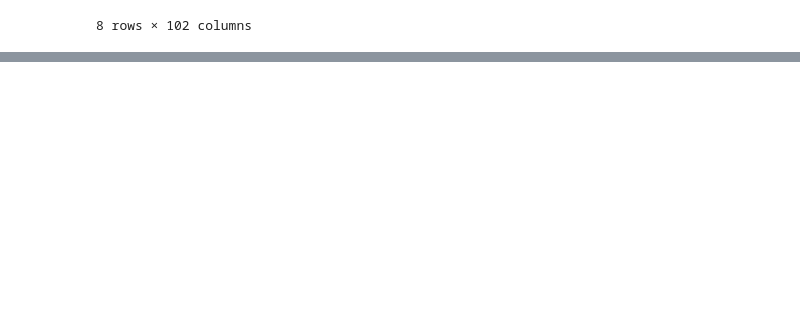
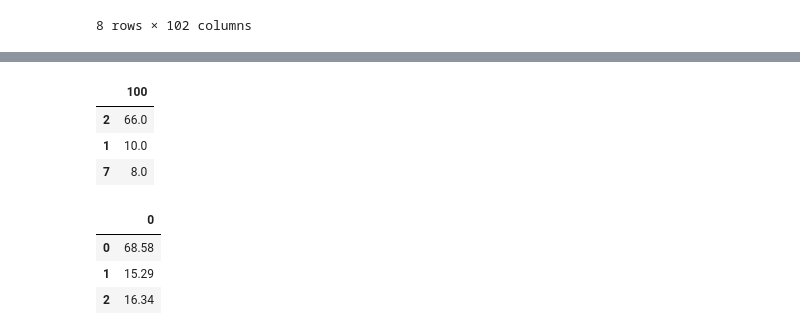
Before and after one commit to Clement733/workout_planner, a Jupyter notebook: model_creation/Untitled.ipynb, the cells around one changed output, grey strips where cells are left out. Drawn from its saved outputs; the diff is of its cells as text; code cells hidden in the pictures; blank space fills up the shorter version.

```diff
--- a/model_creation/Untitled.ipynb
+++ b/model_creation/Untitled.ipynb
@@ -114,0 +152,14 @@ f_back
+# %%
+y_test
+# %% [output]
+|  | 100 |
+| 2 | 66.0 |
+| 1 | 10.0 |
+| 7 | 8.0 |
+# %%
+pd.DataFrame(yhat)
+# %% [output]
+|  | 0 |
+| 0 | 68.58 |
+| 1 | 15.29 |
+| 2 | 16.34 |
```
Also changed, not shown: parts of 12 cells of this notebook.
